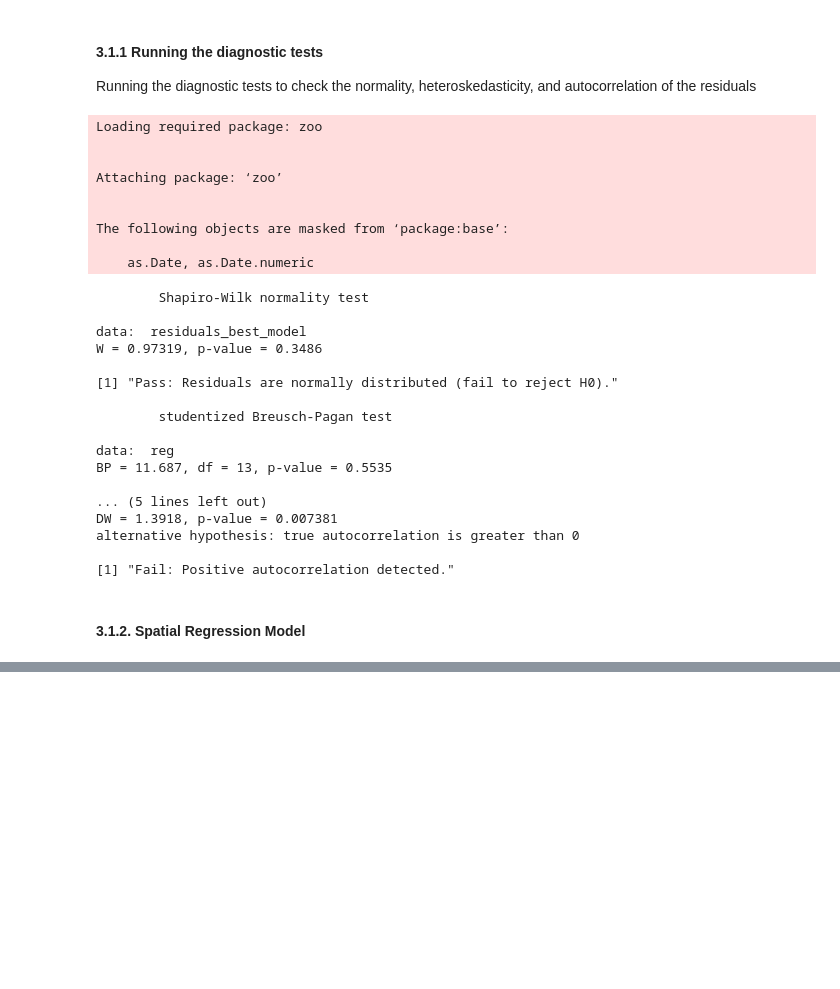
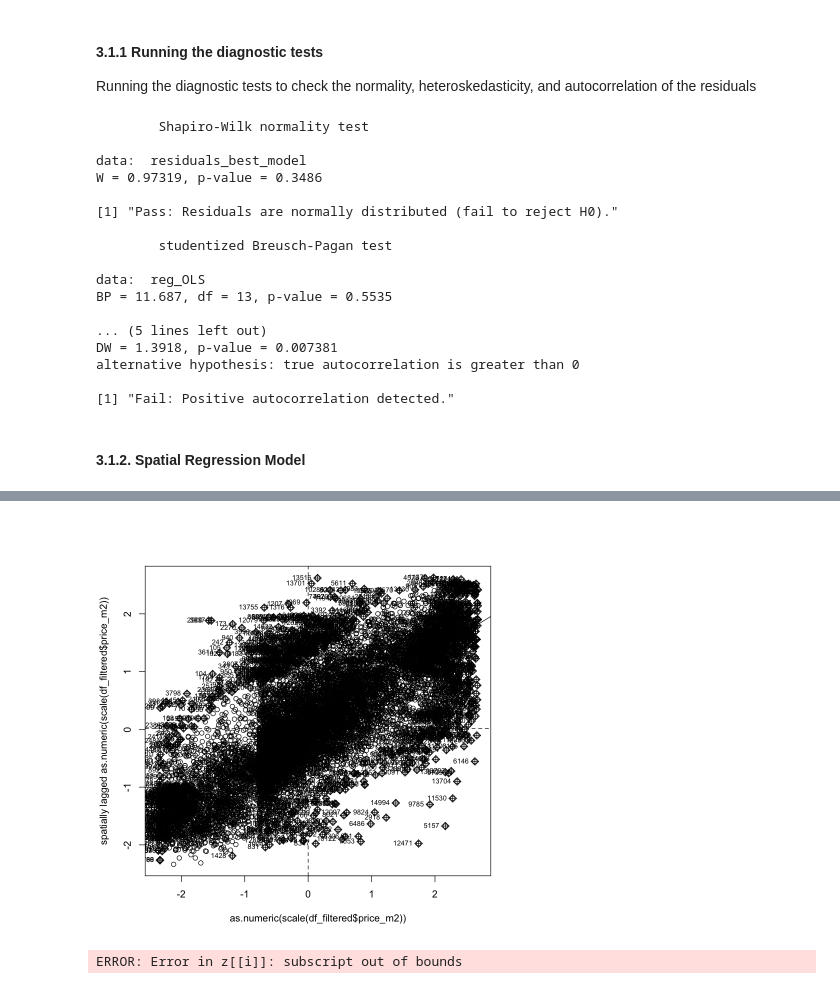
Before and after one commit to halefmichel/halef-thesis, a Jupyter notebook: regression/main/spatial_regressions_sell.ipynb, the cells around one changed output, grey strips where cells are left out. Cells and saved outputs as stored; diff of their text form; code cells hidden in the pictures; blank space fills up the shorter version.

```diff
--- a/regression/main/spatial_regressions_sell.ipynb
+++ b/regression/main/spatial_regressions_sell.ipynb
@@ -28,7 +49,7 @@ library(dplyr) #for filter the data by year and remove outliers
 #### 2.1. Reading the Main Data Frame
 Reading the data from the CSV file and displaying the first few rows to understand the structure of the data.
 # %%
-data_sell <- read.csv("/Users/karimmbk/Documents/halef-thesis/web-scraper/resources/clean-data/sell/sell_2018_2021.csv", dec = ".", header = TRUE, sep = ",")
+data_sell <- read.csv("/Users/halefboukarim/Documents/halef-thesis/web-scraper/resources/clean-data/sell/sell_2018_2021.csv", dec = ".", header = TRUE, sep = ",")
 # %% [markdown]
 #### 2.2. Convert categorical variables to factors (dummy variables)
 Converting categorical variables to factors to use them in the regression model. The variables `gym`, `field_quadra`, `elevator`, `furnished`, and `swimming_pool` are dummy variables and thus need to be converted to factors.
@@ -99,7 +120,7 @@ The calculation of the `teleworkability` index assumes that individuals work and
 This code imports a commute matrix from a CSV file and normalizes it to calculate the proportion of commuters between locations. The normalization transforms each entry to represent the proportion of commuters from one location relative to the total number of commuters from that location. This provides a clearer view of commuting patterns and relative flows between areas.
 # %%
 # Import the commute matrix
-commute_matrix <- read.csv("/Users/karimmbk/Documents/halef-thesis/occupation/commute_matrix.csv", dec = ".", header = TRUE, sep = ",") %>% as.matrix()
+commute_matrix <- read.csv("/Users/halefboukarim/Documents/halef-thesis/occupation/commute_matrix.csv", dec = ".", header = TRUE, sep = ",") %>% as.matrix()
 
 # Normalize the data by dividing each row by the row sum to get the proportion of commuters
 commute_matrix_normalized <- sweep(commute_matrix, 1, rowSums(commute_matrix), "/")
@@ -108,13 +129,13 @@ commute_matrix_normalized <- sweep(commute_matrix, 1, rowSums(commute_matrix), "
 This code imports the teleworkability index data for each year from 2018 to 2021 from CSV files. It then converts the `weighted_avg_teleworkable_score` column of each imported matrix into a numeric vector. These vectors represent the teleworkability index for different districts in São Paulo for each respective year.
 # %%
 # Import the teleworkability index vector for each year and make it a numeric vector
-teleworkability_index_2018 <- read.csv("/Users/karimmbk/Documents/halef-thesis/occupation/teleworkability_district_SP_2018.csv", dec = ".", header = TRUE, sep = ",") %>%  as.matrix()
+teleworkability_index_2018 <- read.csv("/Users/halefboukarim/Documents/halef-thesis/occupation/teleworkability_district_SP_2018.csv", dec = ".", header = TRUE, sep = ",") %>%  as.matrix()
 teleworkability_vector_2018 <- as.numeric(teleworkability_index_2018 [,6])
-teleworkability_index_2019 <- read.csv("/Users/karimmbk/Documents/halef-thesis/occupation/teleworkability_district_SP_2019.csv", dec = ".", header = TRUE, sep = ",") %>% as.matrix()
+teleworkability_index_2019 <- read.csv("/Users/halefboukarim/Documents/halef-thesis/occupation/teleworkability_district_SP_2019.csv", dec = ".", header = TRUE, sep = ",") %>% as.matrix()
 teleworkability_vector_2019 <- as.numeric(teleworkability_index_2019 [,6])
-teleworkability_index_2020 <- read.csv("/Users/karimmbk/Documents/halef-thesis/occupation/teleworkability_district_SP_2020.csv", dec = ".", header = TRUE, sep = ",") %>% as.matrix()
+teleworkability_index_2020 <- read.csv("/Users/halefboukarim/Documents/halef-thesis/occupation/teleworkability_district_SP_2020.csv", dec = ".", header = TRUE, sep = ",") %>% as.matrix()
 teleworkability_vector_2020 <- as.numeric(teleworkability_index_2020 [,6])
-teleworkability_index_2021 <- read.csv("/Users/karimmbk/Documents/halef-thesis/occupation/teleworkability_district_SP_2021.csv", dec = ".", header = TRUE, sep = ",") %>% as.matrix()
+teleworkability_index_2021 <- read.csv("/Users/halefboukarim/Documents/halef-thesis/occupation/teleworkability_district_SP_2021.csv", dec = ".", header = TRUE, sep = ",") %>% as.matrix()
 teleworkability_vector_2021 <- as.numeric(teleworkability_index_2021 [,6])
 # %% [markdown]
 #### 3.3. Including the spacial lag of the teleworkability index in the model
@@ -248,7 +248,7 @@ library(nortest)
 library(lmtest)
 
 # Perform Shapiro-Wilk test or Anderson-Darling test based on sample size
-residuals_best_model <- resid(reg)
+residuals_best_model <- resid(reg_OLS)
 sample_size <- length(residuals_best_model)
 
 if (sample_size >= 3 && sample_size <= 5000) {
@@ -270,7 +270,7 @@ if (sample_size >= 3 && sample_size <= 5000) {
 }
 
 # Perform Breusch-Pagan test for heteroskedasticity
-bp_test <- bptest(reg)
+bp_test <- bptest(reg_OLS)
 print(bp_test)
 if (bp_test$p.value < 0.05) {
   print("Fail: Heteroskedasticity detected (reject H0).")
@@ -290,42 +290,28 @@ if (dw_stat < 1.5) {
   print("Pass: No autocorrelation detected.")
 }
 # %% [output]
-Loading required package: zoo
+        Shapiro-Wilk normality test
 
+data:  residuals_best_model
+W = 0.97319, p-value = 0.3486
 
-Attaching package: ‘zoo’
+[1] "Pass: Residuals are normally distributed (fail to reject H0)."
 
+        studentized Breusch-Pagan test
 
-The following objects are masked from ‘package:base’:
+data:  reg_OLS
+BP = 11.687, df = 13, p-value = 0.5535
 
-    as.Date, as.Date.numeric
+... (5 lines left out)
+DW = 1.3918, p-value = 0.007381
+alternative hypothesis: true autocorrelation is greater than 0
+
+[1] "Fail: Positive autocorrelation detected."
-        Shapiro-Wilk normality test
-
-data:  residuals_best_model
-W = 0.97319, p-value = 0.3486
-
-[1] "Pass: Residuals are normally distributed (fail to reject H0)."
-
-        studentized Breusch-Pagan test
-
-data:  reg
-BP = 11.687, df = 13, p-value = 0.5535
-
-... (5 lines left out)
-DW = 1.3918, p-value = 0.007381
-alternative hypothesis: true autocorrelation is greater than 0
-
-[1] "Fail: Positive autocorrelation detected."
 # %% [markdown]
 #### 3.1.2. Spatial Regression Model
 # %%
-update.packages(ask = FALSE, checkBuilt = TRUE)
-install.packages("spdep")
-install.packages("sf")
-install.packages("KernSmooth")
-library(spdep)
-
 coords <- as.matrix(df_filtered[, c("longitude", "latitude")])
 nb <- knn2nb(knearneigh(coords, k = 3))
 listw <- nb2listw(nb, style = "W")
+moran.plot(as.numeric(scale(df_filtered$price_m2)), listw = listw)
 # %% [output]
@@ -332,0 +322,6 @@ also installing the dependencies ‘Deriv’, ‘microbenchmark’, ‘doBy’
+[figure, added]
+# %%
+reg_lag <- lagsarlm(params, data = df_filtered, listw = listw)
+summary(reg_lag)
+# %% [output]
+ERROR: Error in z[[i]]: subscript out of bounds
```
Also changed, not shown: parts of 8 cells of this notebook.
